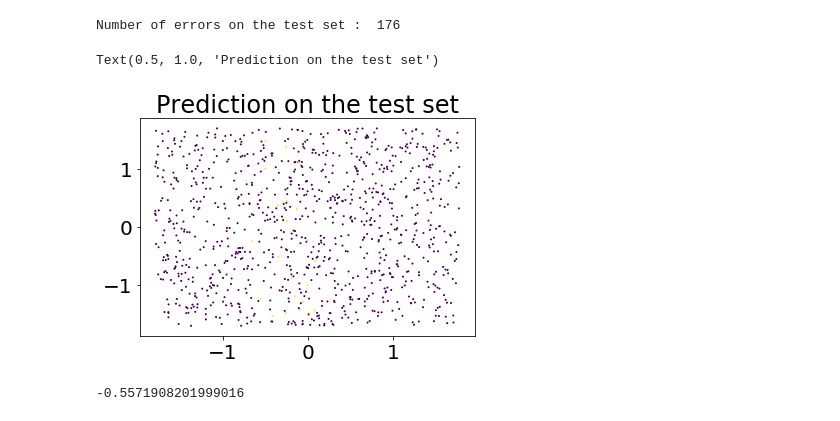
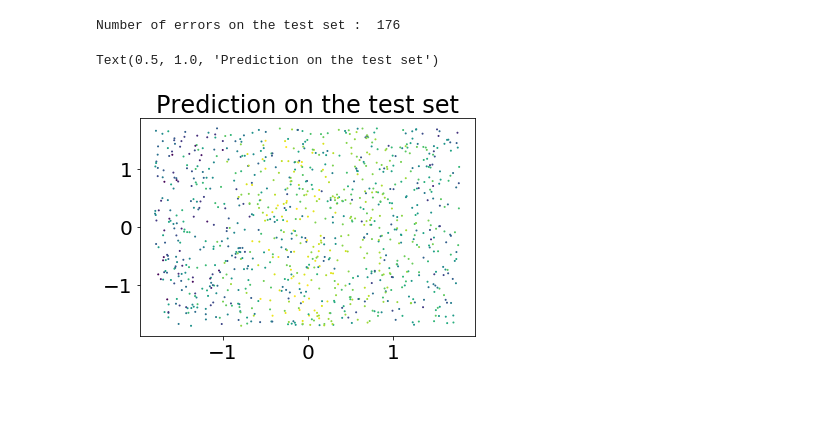
Before and after one commit to ageapps/mini_ml_framework, a Jupyter notebook: Main.ipynb, the cells around one changed output. Cells and saved outputs as stored; diff of their text form; code cells hidden in the pictures.

```diff
--- a/testing.ipynb
+++ b/Main.ipynb
@@ -327,12 +328,8 @@ print('Number of errors on the test set : ', nb_test_err)
 Number of errors on the test set :  176
 # %%
 prediction = nn_test.forward(inp_train)
-plt.scatter(inp_train[:, 0], inp_test[:, 1], c = prediction[:, 0]> 0.5, s = 1)
+plt.scatter(inp_train[:, 0], inp_test[:, 1], c = prediction[:, 0], s = 1)
 plt.title('Prediction on the test set')
 # %% [output]
 Text(0.5, 1.0, 'Prediction on the test set')
-[figure, old version]
+[figure, new version]
-# %%
-prediction[:,0]prediction[:,0] + np.min(prediction[:,0])
-# %% [output]
--0.5571908201999016
```
Also changed, not shown: parts of 3 cells of this notebook, 4 other files.
